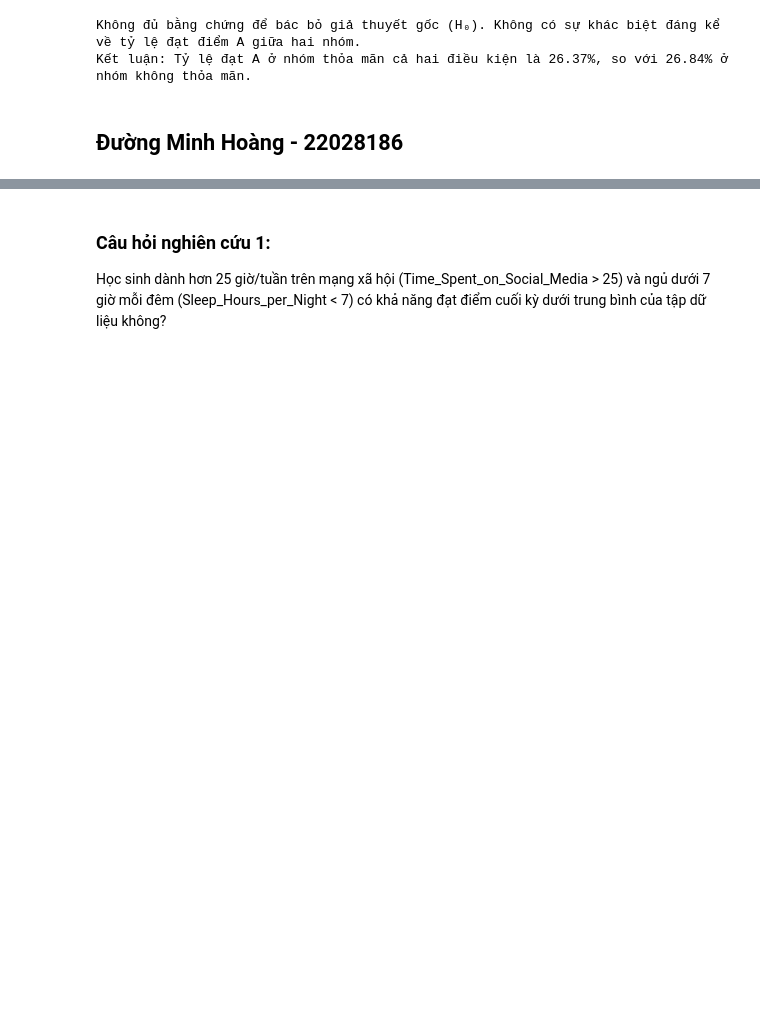
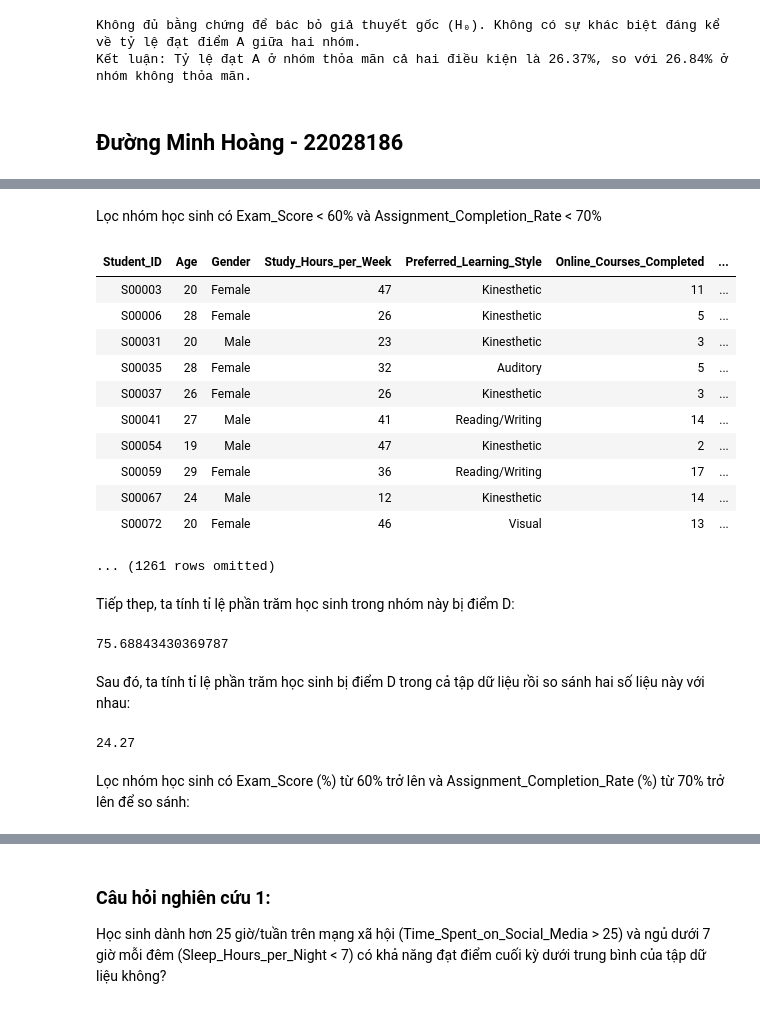
Before and after one commit to nvnhat04/materials-fa24, a Jupyter notebook: btl/final.ipynb, the cells around one changed output, grey strips where cells are left out. Drawn from its saved outputs; the diff is of its cells as text; code cells hidden in the pictures; blank space fills up the shorter version.

```diff
--- a/btl/final.ipynb
+++ b/btl/final.ipynb
@@ -901,0 +692,3 @@ Học sinh có điểm thi dưới 60% và tỷ lệ hoàn thành bài tập dư
+# %%
+student_performance_table = Table().read_table('student_performance_large_dataset.csv')
+student_performance_table
@@ -901,0 +708,38 @@ Học sinh có điểm thi dưới 60% và tỷ lệ hoàn thành bài tập dư
+# %% [markdown]
+Lọc nhóm học sinh có Exam_Score < 60% và Assignment_Completion_Rate < 70%
+# %%
+filtered_table = student_performance_table.where('Exam_Score (%)', are.below(60)).where('Assignment_Completion_Rate (%)', are.below(70))
+filtered_table
+# %% [output]
+| Student_ID | Age | Gender | Study_Hours_per_Week | Preferred_Learning_Style | Online_Courses_Completed | ... |
+| S00003 | 20 | Female | 47 | Kinesthetic | 11 | ... |
+| S00006 | 28 | Female | 26 | Kinesthetic | 5 | ... |
+| S00031 | 20 | Male | 23 | Kinesthetic | 3 | ... |
+| S00035 | 28 | Female | 32 | Auditory | 5 | ... |
+| S00037 | 26 | Female | 26 | Kinesthetic | 3 | ... |
+| S00041 | 27 | Male | 41 | Reading/Writing | 14 | ... |
+| S00054 | 19 | Male | 47 | Kinesthetic | 2 | ... |
+| S00059 | 29 | Female | 36 | Reading/Writing | 17 | ... |
+| S00067 | 24 | Male | 12 | Kinesthetic | 14 | ... |
+| S00072 | 20 | Female | 46 | Visual | 13 | ... |
+... (1261 rows omitted)
+# %% [markdown]
+Tiếp thep, ta tính tỉ lệ phần trăm học sinh trong nhóm này bị điểm D:
+# %%
+num_filtered = filtered_table.num_rows
+num_D_filtered = np.count_nonzero(filtered_table.column('Final_Grade') == 'D')
+percentage_D_filtered = (num_D_filtered / num_filtered * 100) if num_filtered > 0 else 0
+percentage_D_filtered
+# %% [output]
+75.68843430369787
+# %% [markdown]
+Sau đó, ta tính tỉ lệ phần trăm học sinh bị điểm D trong cả tập dữ liệu rồi so sánh hai số liệu này với nhau:
+# %%
+num_total = student_performance_table.num_rows
+num_D_total = np.count_nonzero(student_performance_table.column('Final_Grade') == 'D')
+percentage_D_population = (num_D_total / num_total) * 100
+percentage_D_population
+# %% [output]
+24.27
+# %% [markdown]
+Lọc nhóm học sinh có Exam_Score (%) từ 60% trở lên và Assignment_Completion_Rate (%) từ 70% trở lên để so sánh:
```
Also changed, not shown: parts of 57 cells of this notebook, 1 other file.
